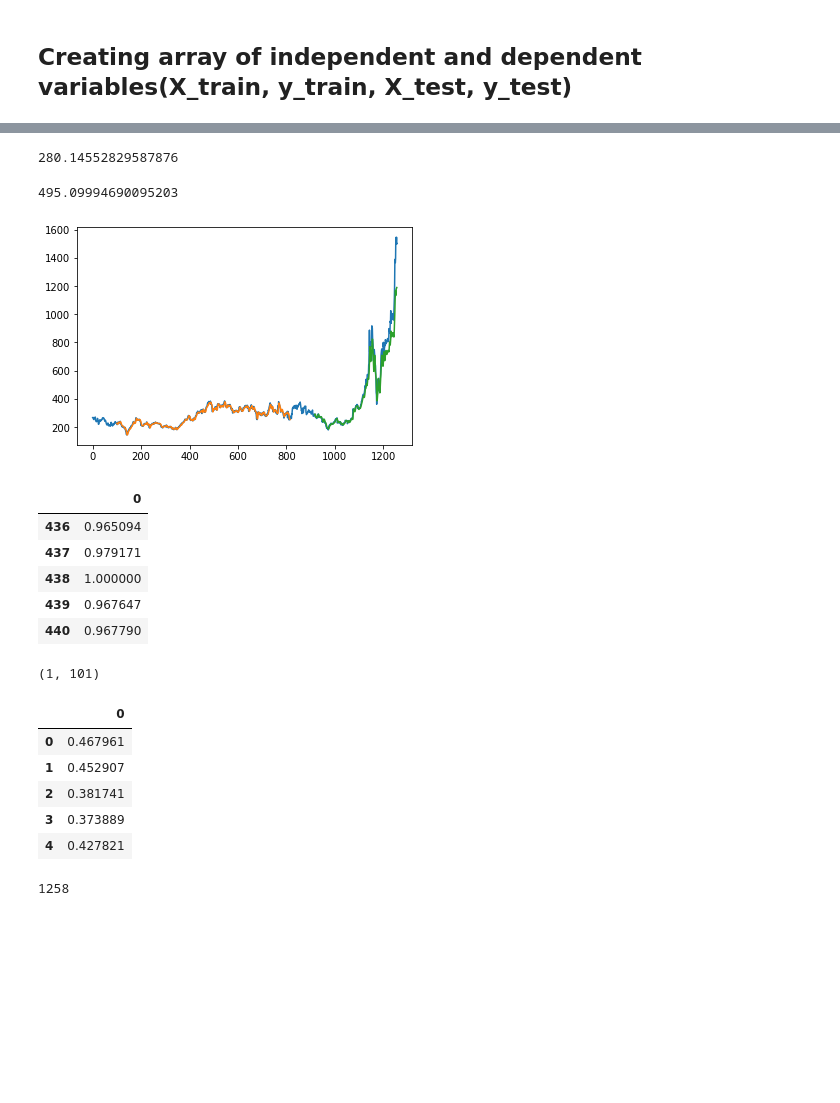
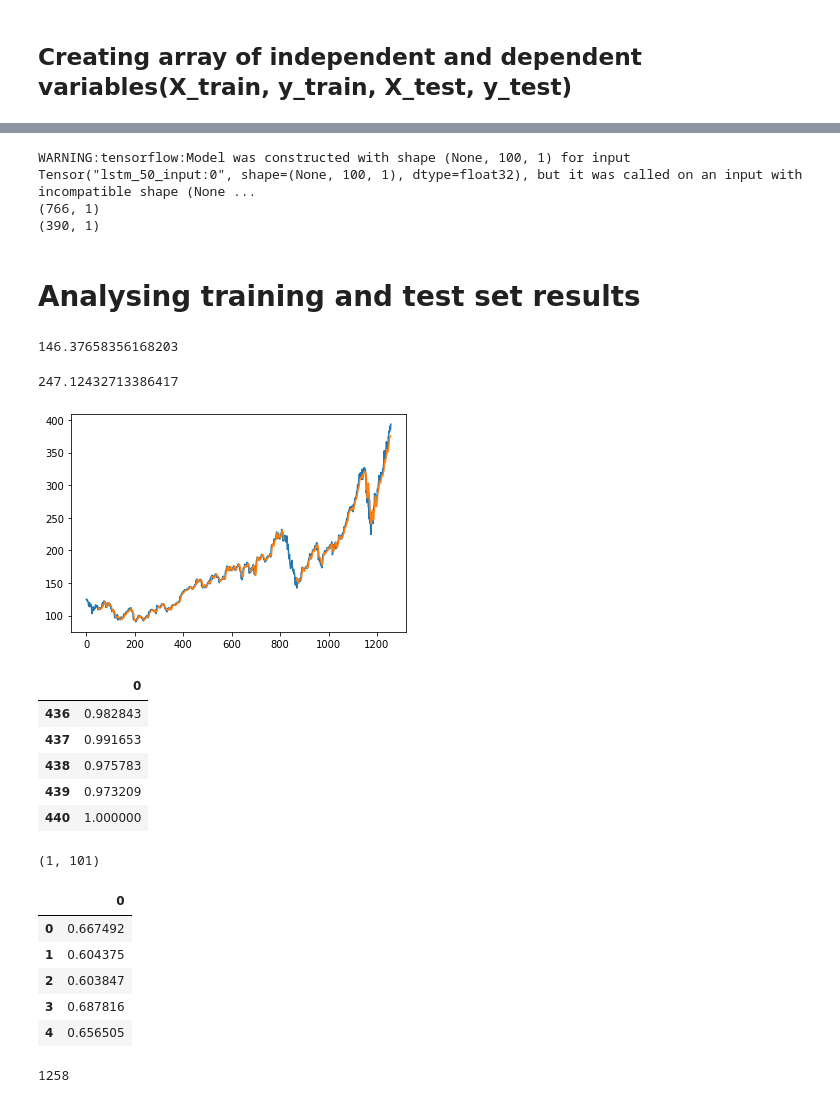
Before and after one commit to GaurangRaje/LSTM, a Jupyter notebook: LSTM_Stocks.ipynb, the cells around one changed output, grey strips where cells are left out. Saved outputs shown, nothing was run; the diff lists cells and outputs as text; code cells hidden in the pictures; blank space fills up the shorter version.

```diff
--- a/LSTM_Stocks.ipynb
+++ b/LSTM_Stocks.ipynb
@@ -34,5 +33,5 @@ print(fya)
 # %%
-ticker = 'TSLA'
+ticker = 'AAPL'
 TIINGO_API_KEY = '0d89b22b2baae6031d933255d95b27b45630fa18'
 #api_key=os.environ.get('TIINGO_API_KEY')
 df = pdr.get_data_tiingo(ticker, api_key=TIINGO_API_KEY,
@@ -115,6 +125,6 @@ def create_dataset(dataset, time_step=1):
     dataY.append(dataset[(i+time_step), 0])
   return np.array(dataX), np.array(dataY)
 # %%
-time_step = 100
+time_step = 50
 X_train, y_train = create_dataset(train_data, time_step)
 X_test, y_test = create_dataset(test_data, time_step)
@@ -168,9 +210,10 @@ X_test = X_test.reshape(X_test.shape[0], X_test.shape[1], 1)
 # %%
-model = Sequential()
-model.add(LSTM(50, return_sequences=True, input_shape=(100, 1)))
-model.add(LSTM(50, return_sequences=True))
-model.add(LSTM(50))
-model.add(Dense(1))
+model = Sequential([
+          LSTM(50, return_sequences=True, input_shape=(100,1)),
+          LSTM(50, return_sequences=True),
+          LSTM(50),
+          Dense(1)
+])
 model.compile(loss='mean_squared_error', optimizer='adam')
 # %%
 model.summary()
@@ -194,5 +239,5 @@ _________________________________________________________________
 # %%
 model.fit(X_train, y_train, validation_data=(X_test, y_test),
-          epochs=100, batch_size=64, verbose=1)
+          epochs=100, batch_size=64, verbose=2)
 # %% [output]
 Epoch 1/100
@@ -216,40 +263,48 @@ Epoch 100/100
 # %%
 train_pred = model.predict(X_train)
 test_pred = model.predict(X_test)
+print(train_pred.shape)
+print(test_pred.shape)
+# %% [output]
+WARNING:tensorflow:Model was constructed with shape (None, 100, 1) for input Tensor("lstm_50_input:0", shape=(None, 100, 1), dtype=float32), but it was called on an input with incompatible shape (None ...
+(766, 1)
+(390, 1)
 # %%
 train_pred = scaler.inverse_transform(train_pred)
 test_pred = scaler.inverse_transform(test_pred)
+# %% [markdown]
+# Analysing training and test set results
 # %%
 math.sqrt(mean_squared_error(y_train, train_pred))
 # %% [output]
-280.14552829587876
+146.37658356168203
 # %%
 math.sqrt(mean_squared_error(y_test, test_pred))
 # %% [output]
-495.09994690095203
+247.12432713386417
 # %%
-look_back = 100
-train_pred_plot = np.empty_like(df1)
-train_pred_plot[:, :] = np.nan
-train_pred_plot[look_back:len(train_pred)+look_back, :] = train_pred
-test_pred_plot = np.empty_like(df1)
-test_pred_plot[:,:] = np.nan
-test_pred_plot[len(train_pred)+(look_back*2)+1:len(df1)-1, :] = test_pred
+y_pred_plot = np.empty_like(df1)
+y_pred_plot[:, :] = np.nan
+y_pred_plot[time_step:len(train_pred)+time_step, :] = train_pred
+#y_pred_plot = np.empty_like(df1)
+#y_pred_plot[:,:] = np.nan
+y_pred_plot[len(train_pred)+(time_step*2)+1:len(df1)-1, :] = test_pred
+#y_pred_plot = np.append(y_pred_plot, test_pred)
 plt.plot(scaler.inverse_transform(df1))
-plt.plot(train_pred_plot)
-plt.plot(test_pred_plot)
+#plt.plot(train_pred_plot)
+plt.plot(y_pred_plot)
 plt.show()
 # %% [output]
-[figure, old version]
+[figure, new version]
 # %%
 pd.DataFrame(test_data).tail()
 # %% [output]
 |  | 0 |
-| 436 | 0.965094 |
-| 437 | 0.979171 |
-| 438 | 1.000000 |
-| 439 | 0.967647 |
-| 440 | 0.967790 |
+| 436 | 0.982843 |
+| 437 | 0.991653 |
+| 438 | 0.975783 |
+| 439 | 0.973209 |
+| 440 | 1.000000 |
 # %%
 X_in = test_data[340:].reshape(1, -1)
 X_in.shape
@@ -262,11 +317,11 @@ temp_in = temp_in[0].tolist()
 pd.DataFrame(temp_in).head()
 # %% [output]
 |  | 0 |
-| 0 | 0.467961 |
-| 1 | 0.452907 |
-| 2 | 0.381741 |
-| 3 | 0.373889 |
-| 4 | 0.427821 |
+| 0 | 0.667492 |
+| 1 | 0.604375 |
+| 2 | 0.603847 |
+| 3 | 0.687816 |
+| 4 | 0.656505 |
 # %%
 list_output = []
 n_steps = 100
```
Also changed, not shown: parts of 29 cells of this notebook.
